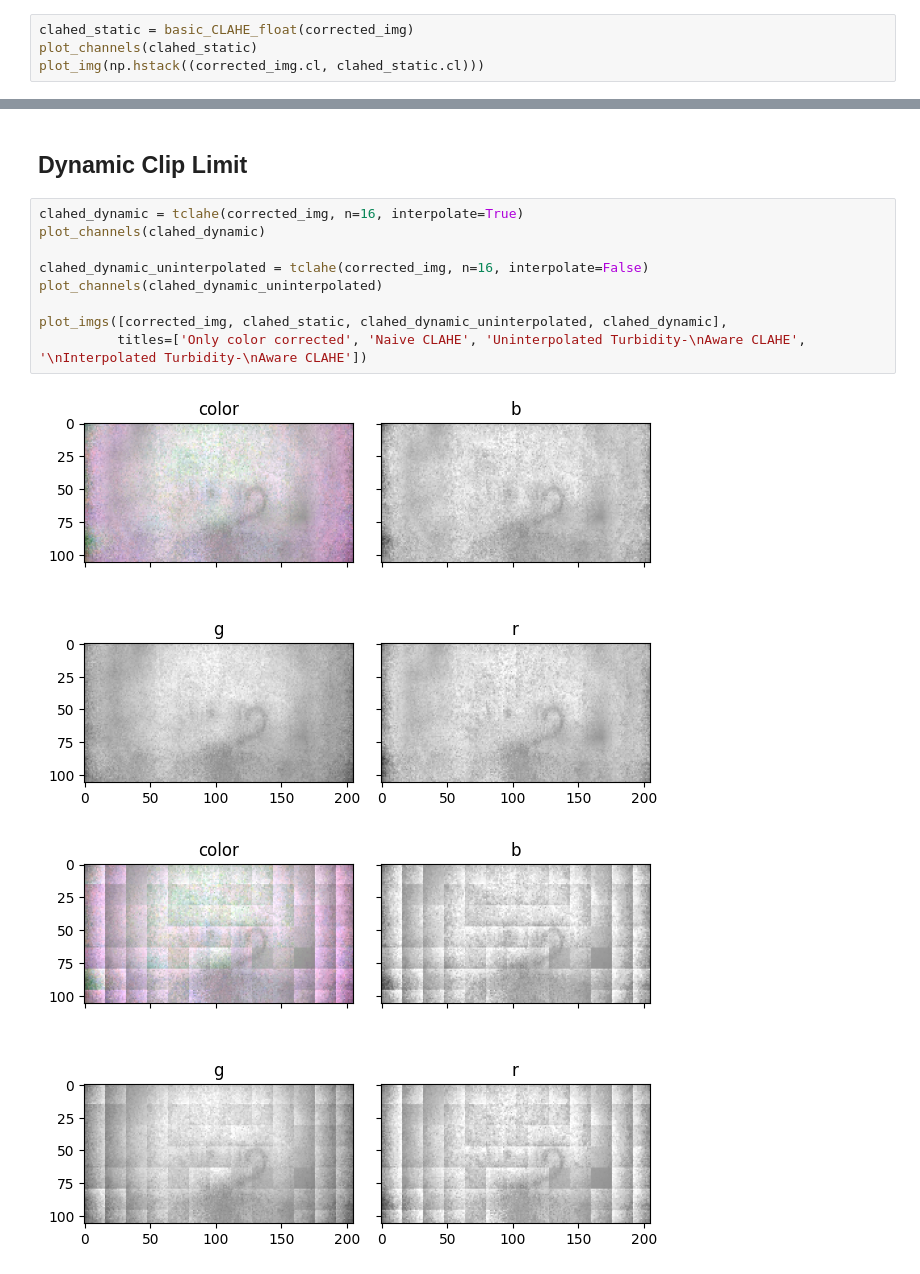
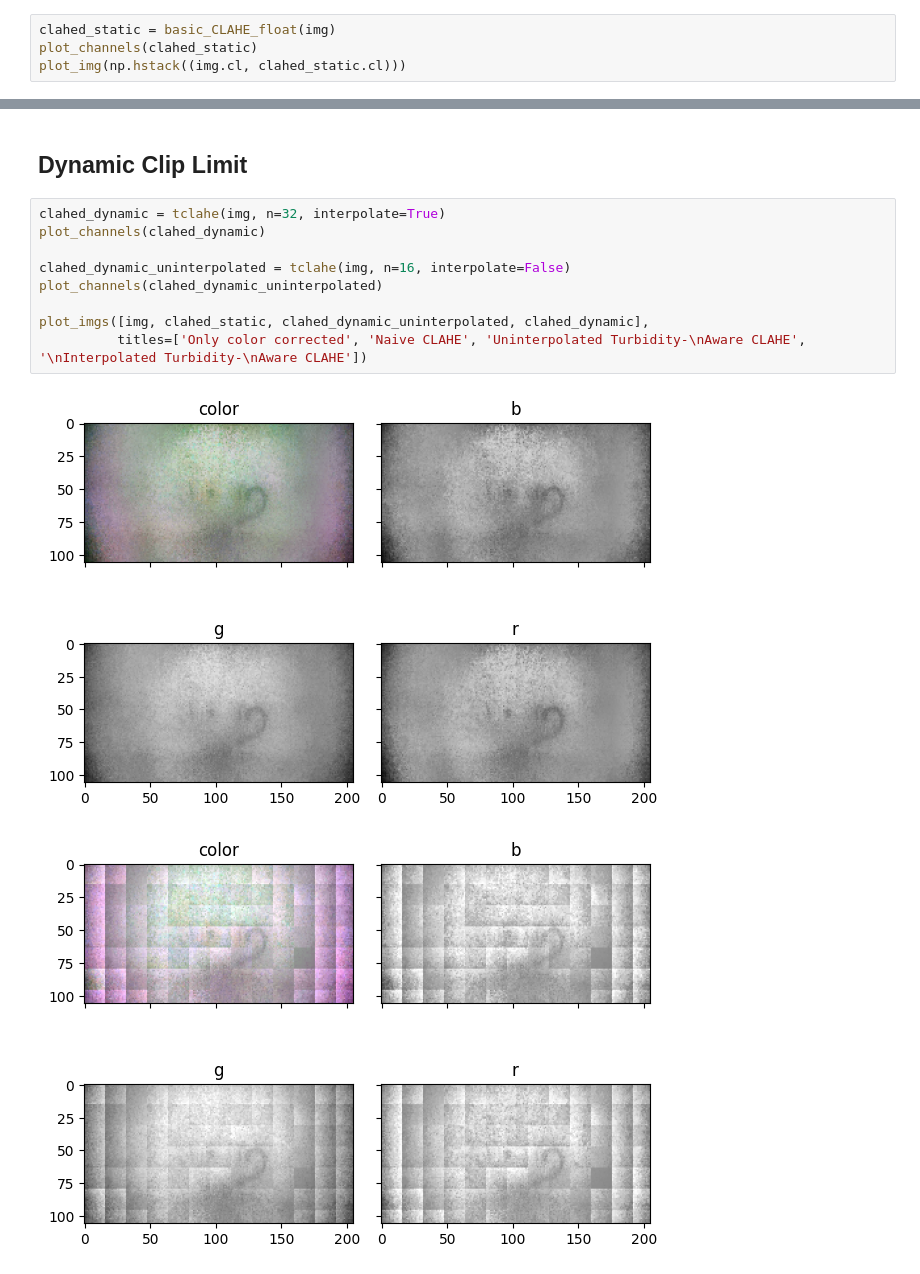
Before and after one commit to benjaminwp18/underwater-dehazing-python, a Jupyter notebook: stepwise.ipynb, the cells around one changed output, grey strips where cells are left out. Drawn from its saved outputs; the diff is of its cells as text.

```diff
--- a/stepwise.ipynb
+++ b/stepwise.ipynb
@@ -66,23 +62,23 @@ KeyboardInterrupt:
 
 ## Using OpenCV (static clip limit)
 # %%
-clahed_static = basic_CLAHE_float(corrected_img)
+clahed_static = basic_CLAHE_float(img)
 plot_channels(clahed_static)
-plot_img(np.hstack((corrected_img.cl, clahed_static.cl)))
+plot_img(np.hstack((img.cl, clahed_static.cl)))
 # %% [output]
 [figure]
 [figure]
 # %% [markdown]
 ## Dynamic Clip Limit
 # %%
-clahed_dynamic = tclahe(corrected_img, n=16, interpolate=True)
+clahed_dynamic = tclahe(img, n=32, interpolate=True)
 plot_channels(clahed_dynamic)
 
-clahed_dynamic_uninterpolated = tclahe(corrected_img, n=16, interpolate=False)
+clahed_dynamic_uninterpolated = tclahe(img, n=16, interpolate=False)
 plot_channels(clahed_dynamic_uninterpolated)
 
-plot_imgs([corrected_img, clahed_static, clahed_dynamic_uninterpolated, clahed_dynamic],
+plot_imgs([img, clahed_static, clahed_dynamic_uninterpolated, clahed_dynamic],
           titles=['Only color corrected', 'Naive CLAHE', 'Uninterpolated Turbidity-\nAware CLAHE', '\nInterpolated Turbidity-\nAware CLAHE'])
 # %% [output]
-[figure, old version]
+[figure, new version]
 [figure]
```
Also changed, not shown: parts of 3 cells of this notebook, 2 other files.
